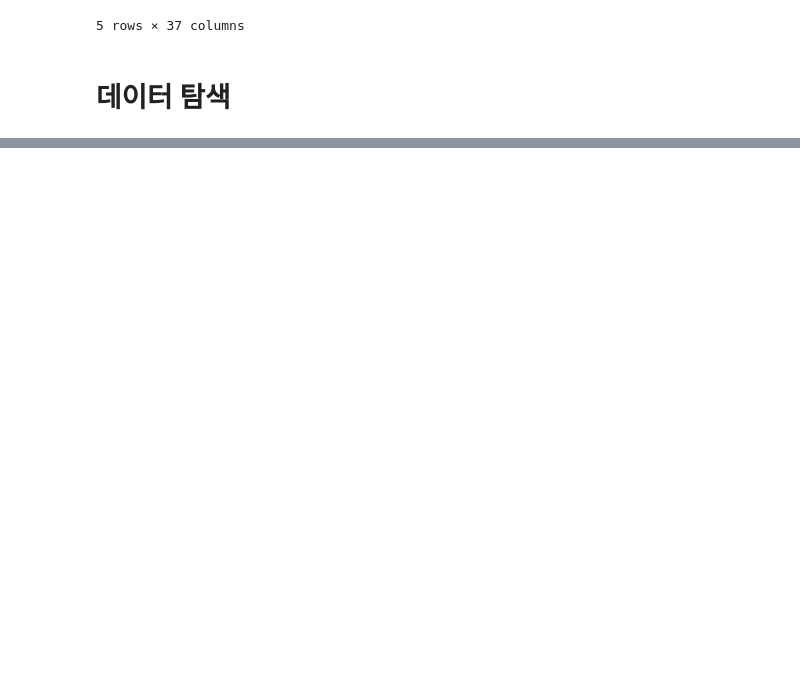
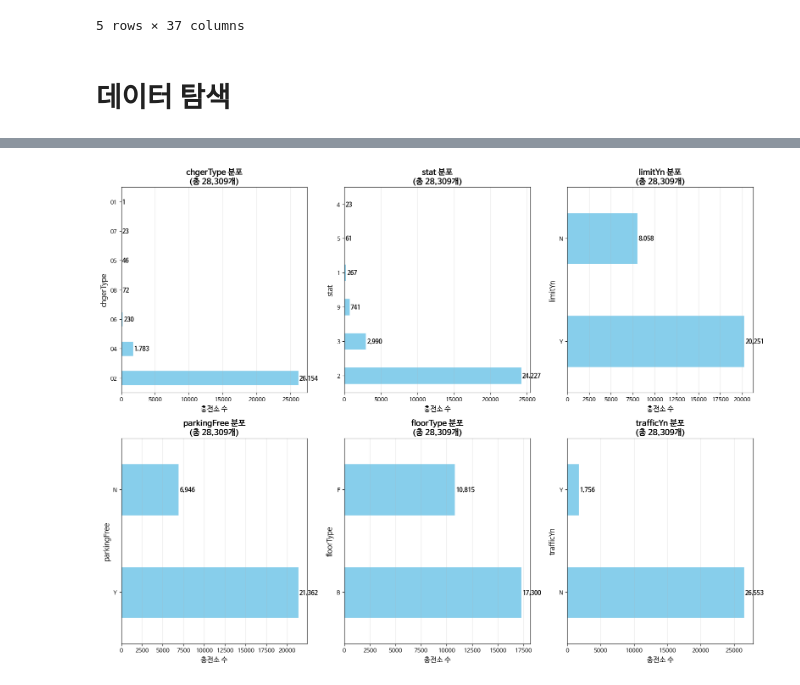
Before and after one commit to EmJayAnt/datatraining, a Jupyter notebook: realty.ipynb, the cells around one changed output, grey strips where cells are left out. Drawn from its saved outputs; the diff is of its cells as text; code cells hidden in the pictures; blank space fills up the shorter version.

```diff
--- a/realty.ipynb
+++ b/realty.ipynb
@@ -26,6 +28,9 @@ debconf: (No usable dialog-like program is installed, so the dialog based fronte
 fc-cache: succeeded
 # %% [markdown]
 # 데이터 수집
+# %%
+# @title svcKey
+svcKey = ""
 # %%
 #@title 1. API 데이터 수집 테스트
 import requests
@@ -258,0 +293,43 @@ freq     1916
+# %%
+# @title 3.2 가시화
+# 1. 한글 폰트 설정
+import matplotlib.pyplot as plt
+import seaborn as sns
+import matplotlib.font_manager as fm
+
+# 'NanumBarunGothic' 폰트가 시스템에 정상적으로 등록되었는지 확인 후 사용
+# 폰트명은 설치된 폰트 목록에서 정확하게 확인해야 합니다.
+plt.rc('font', family='NanumBarunGothic')  # 한글 폰트
+plt.rcParams['axes.unicode_minus'] = False  # - 깨짐 방지
+
+# 2. 서브플롯 생성
+fig, axes = plt.subplots(2, 3, figsize=(16, 12))
+axes = axes.flatten()
+
+# 3. 핵심 6개 컬럼 빈도 분석
+top_cols = ['chgerType', 'stat', 'limitYn', 'parkingFree', 'floorType', 'trafficYn']
+
+for i, col in enumerate(top_cols):
+    if col in df.columns:
+        # value_counts로 빈도 계산
+        vc = df[col].value_counts()
+        bars = vc.plot(kind='barh', ax=axes[i], color='skyblue', edgecolor='white')
+
+        # 제목 (한글!)
+        axes[i].set_title(f'{col} 분포\n(총 {len(df):,}개)', fontweight='bold', fontsize=14)
+        axes[i].set_xlabel('충전소 수', fontsize=12)
+        axes[i].set_ylabel(col, fontsize=12)
+
+        # 숫자 라벨 추가
+        for idx, (value, count) in enumerate(vc.items()):
+            axes[i].text(count + 100, idx, f'{count:,}',
+                        va='center', fontweight='bold', fontsize=10)
+
+        # 그리드 추가
+        axes[i].grid(axis='x', alpha=0.3)
+
+# 4. 빈 서브플롯 숨기기 (6개 딱 맞음)
+plt.tight_layout()
+plt.show()
+# %% [output]
+[figure, added]
```
Also changed, not shown: parts of 12 cells of this notebook, 1 other file.
